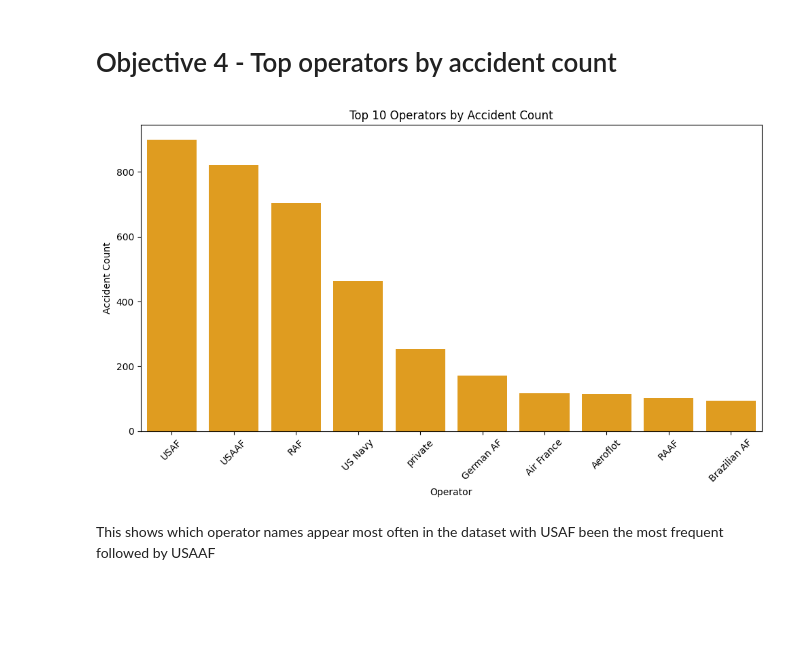
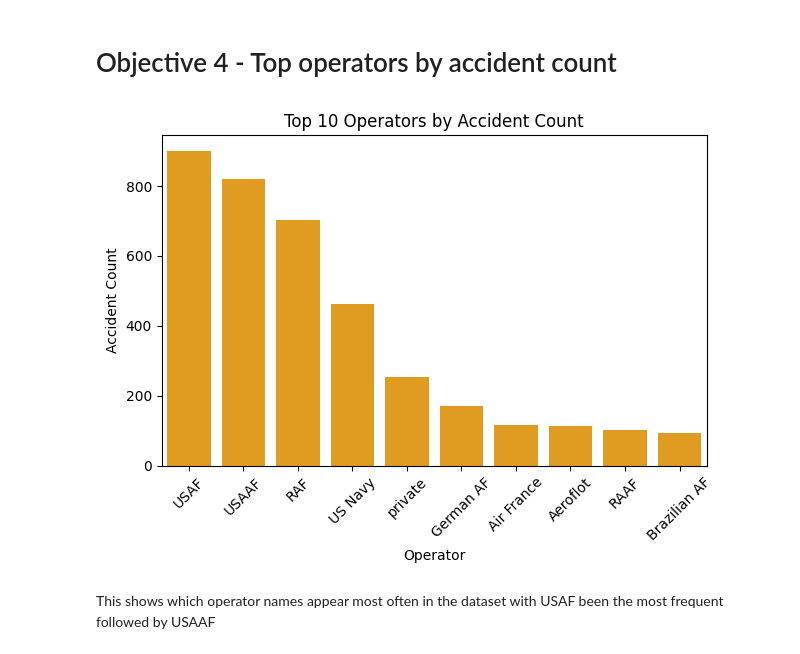
Before and after one commit to Kaks753/Projects, a Jupyter notebook: aviation_accidents.ipynb, the cells around one changed output. Cells and saved outputs as stored; diff of their text form; code cells hidden in the pictures; blank space fills up the shorter version.

```diff
--- a/aviation_accidents.ipynb
+++ b/aviation_accidents.ipynb
@@ -372,16 +372,16 @@ The U.S. has one of the largest aviation industries in the world, with thousands
 # %%
 # Objective 5: top operators by accident count
 top_ops = aviation_accidents_cleaned['operator'].value_counts().nlargest(10)
 
-plt.figure(figsize=(10,6))
+
 sns.barplot(x=top_ops.index, y=top_ops.values, color="orange")
 plt.title("Top 10 Operators by Accident Count")
 plt.xlabel("Operator")
 plt.ylabel("Accident Count")
 plt.xticks(rotation=45)
 plt.tight_layout()
 plt.show()
 # %% [output]
-[figure, old version]
+[figure, new version]
 # %% [markdown]
 This shows which operator names appear most often in the dataset with USAF been the most frequent followed by USAAF
```
Also changed, not shown: parts of 4 cells of this notebook, 3 other files.
